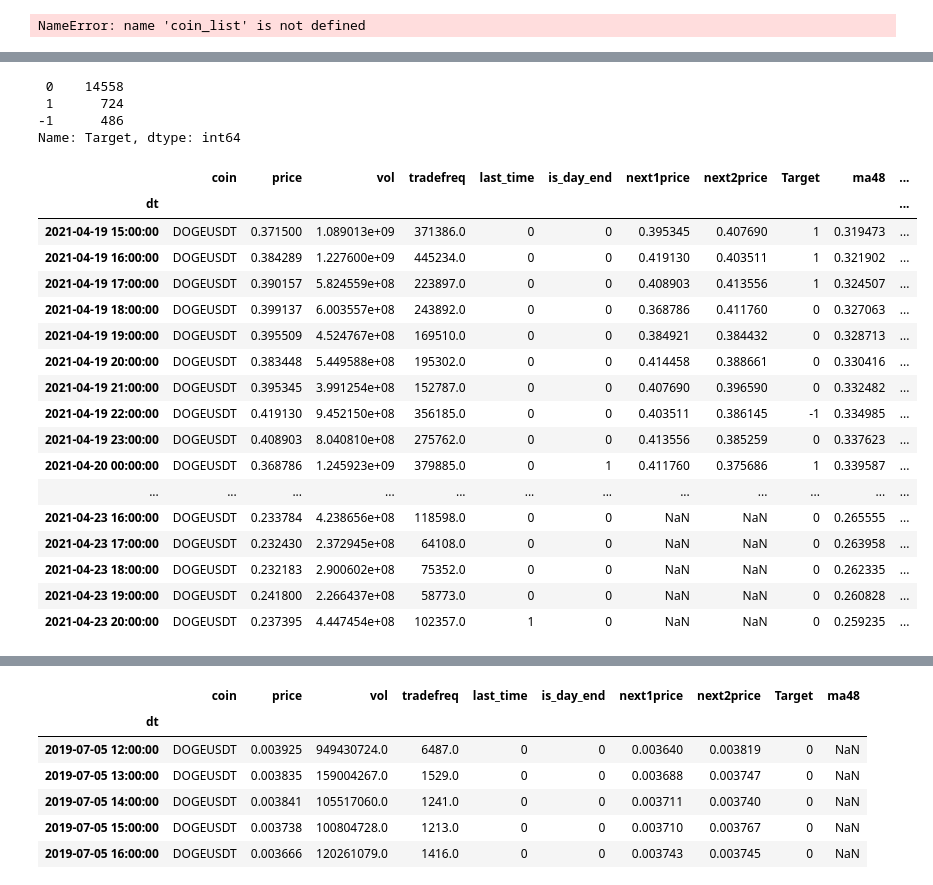
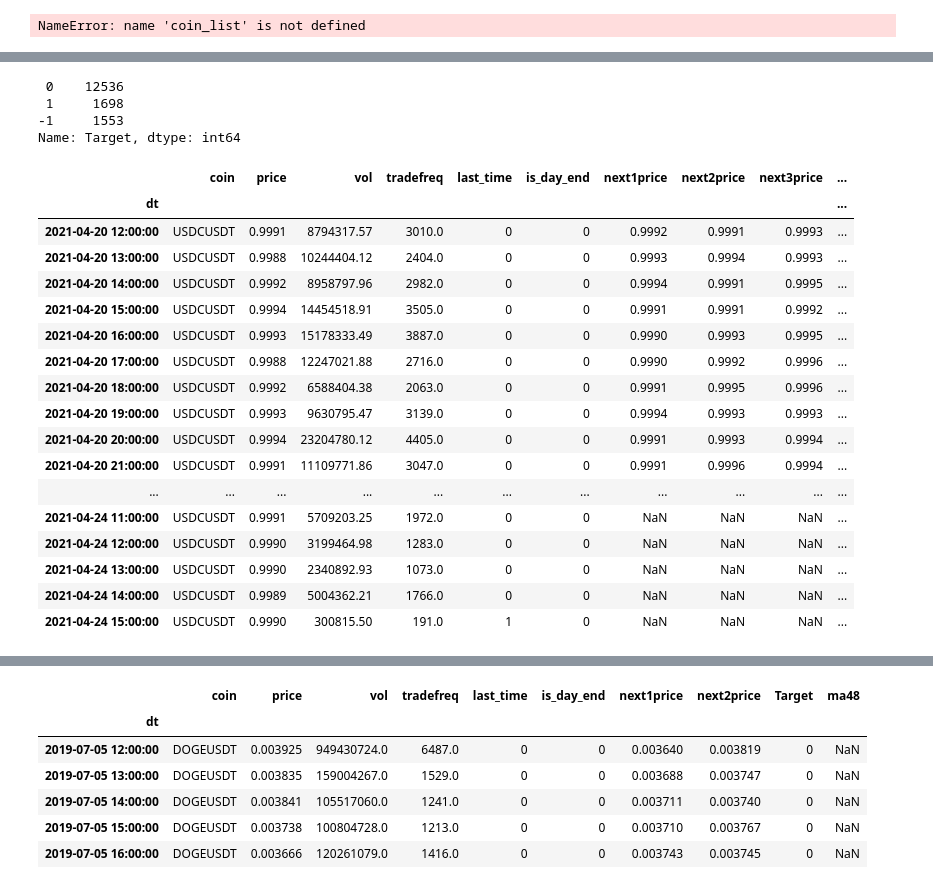
Before and after one commit to aalici/SmartCryptoSearchInTrends, a Jupyter notebook: binance_first.ipynb, the cells around one changed output, grey strips where cells are left out. Saved outputs shown, nothing was run; the diff lists cells and outputs as text; code cells hidden in the pictures.

```diff
--- a/binance_first.ipynb
+++ b/binance_first.ipynb
@@ -153,7 +157,7 @@ def f_update_coins(coinlist, dict_all=None):
         logger.info('try to update coin {x}'.format(x=coin))
 
         try:
-            klines = client.get_historical_klines(coin, Client.KLINE_INTERVAL_1HOUR, "4 day ago UTC")
+            klines = client.get_historical_klines(coin, Client.KLINE_INTERVAL_1HOUR, "3 day ago UTC")
         except:
             logger.error('UPDATE list of coin: {x} FAILED, seems no info'.format(x=coin))
             ##Make warning to say that such coin data is not up-to-date!!
@@ -246,11 +250,12 @@ df_all_coins
 # %%
 df_all_coins["next1price"] = df_all_coins.groupby(['coin'])['price'].shift(-6)
 df_all_coins["next2price"] = df_all_coins.groupby(['coin'])['price'].shift(-12)
+df_all_coins["next3price"] = df_all_coins.groupby(['coin'])['price'].shift(-24)
 
 df_all_coins["Target"] = 0
 
 def set_target(row, margin):
-    meanx = np.nanmean([row["next1price"], row["next2price"]])
+    meanx = np.nanmean([row["next1price"], row["next2price"], row["next3price"] ])
     if meanx > row["price"] * (1.00 + margin):
         return 1
     elif meanx < row["price"] * (1.00 - margin):
@@ -259,47 +264,59 @@ def set_target(row, margin):
         return 0
 
 
-df_all_coins.loc[df_all_coins.last_time == 0, "Target"] = \
-        df_all_coins.loc[df_all_coins.last_time == 0, :].apply(lambda row: set_target(row, 0.05), axis = 1)
+def set_target_numeric(row):
+    return np.nanmean([row["next1price"], row["next2price"], row["next3price"] ])
+
+Target_Type = 'Numeric'
+
+if Target_Type == 'Numeric':
+    #Numeric Target
+    df_all_coins.loc[df_all_coins.last_time == 0, "Target"] = \
+            df_all_coins.loc[df_all_coins.last_time == 0, :].apply(lambda row: set_target_numeric(row), axis = 1)
+else:
+    #Binary Target
+    df_all_coins.loc[df_all_coins.last_time == 0, "Target"] = \
+            df_all_coins.loc[df_all_coins.last_time == 0, :].apply(lambda row: set_target(row, 0.03), axis = 1)
 # %%
 for coin in df_all_coins.coin.unique():
     index_t = (df_all_coins.coin == coin)
+    df_all_coins.loc[index_t, 'ma12'] = btalib.sma(df_all_coins.loc[index_t, 'price'], period=12).df.values.tolist()
+    df_all_coins.loc[index_t, 'ma24'] = btalib.sma(df_all_coins.loc[index_t, 'price'], period=24).df.values.tolist()
     df_all_coins.loc[index_t, 'ma48'] = btalib.sma(df_all_coins.loc[index_t, 'price'], period=48).df.values.tolist()
-    df_all_coins.loc[index_t, 'ma96'] = btalib.sma(df_all_coins.loc[index_t, 'price'], period=96).df.values.tolist()
-    df_all_coins.loc[index_t, 'ma124'] = btalib.sma(df_all_coins.loc[index_t, 'price'], period=96).df.values.tolist()
-    df_all_coins.loc[index_t, 'ma148'] = btalib.sma(df_all_coins.loc[index_t, 'price'], period=96).df.values.tolist()
+    #df_all_coins.loc[index_t, 'ma148'] = btalib.sma(df_all_coins.loc[index_t, 'price'], period=96).df.values.tolist()
     df_all_coins.loc[index_t, 'rsi14'] = btalib.rsi(df_all_coins.loc[index_t, 'price'], period=14).df.values.tolist()
     df_all_coins.loc[index_t, 'rsi28'] = btalib.rsi(df_all_coins.loc[index_t, 'price'], period=28).df.values.tolist()
     df_all_coins.loc[index_t, 'rsi42'] = btalib.rsi(df_all_coins.loc[index_t, 'price'], period=42).df.values.tolist()
-    df_all_coins.loc[index_t, ["macd12", "signal12", "hist12"] ] = btalib.macd(df_all_coins.loc[index_t, 'price'], pfast=24, pslow=48, psignal=24).df.values.tolist()
+    df_all_coins.loc[index_t, ["macd12", "signal12", "hist12"] ] =  \
+                    btalib.macd(df_all_coins.loc[index_t, 'price'], pfast=12, pslow=24, psignal=9).df.values.tolist()
 
 
 
 
 df_all_coins.loc[df_all_coins.coin == 'DOGEUSDT', :].Target.value_counts()
 # %% [output]
- 0    14558
- 1      724
--1      486
+ 0    12536
+ 1     1698
+-1     1553
 Name: Target, dtype: int64
 # %%
-df_all_coins.loc[df_all_coins.coin == 'DOGEUSDT', :].tail(100)
+df_all_coins.loc[df_all_coins.coin == 'USDCUSDT', :].tail(100)
 # %% [output]
-|  | coin | price | vol | tradefreq | last_time | is_day_end | next1price | next2price | Target | ma48 | ... |
-| dt |  |  |  |  |  |  |  |  |  |  | ... |
-| 2021-04-19 15:00:00 | DOGEUSDT | 0.371500 | 1.089013e+09 | 371386.0 | 0 | 0 | 0.395345 | 0.407690 | 1 | 0.319473 | ... |
-| 2021-04-19 16:00:00 | DOGEUSDT | 0.384289 | 1.227600e+09 | 445234.0 | 0 | 0 | 0.419130 | 0.403511 | 1 | 0.321902 | ... |
-| 2021-04-19 17:00:00 | DOGEUSDT | 0.390157 | 5.824559e+08 | 223897.0 | 0 | 0 | 0.408903 | 0.413556 | 1 | 0.324507 | ... |
-| 2021-04-19 18:00:00 | DOGEUSDT | 0.399137 | 6.003557e+08 | 243892.0 | 0 | 0 | 0.368786 | 0.411760 | 0 | 0.327063 | ... |
-| 2021-04-19 19:00:00 | DOGEUSDT | 0.395509 | 4.524767e+08 | 169510.0 | 0 | 0 | 0.384921 | 0.384432 | 0 | 0.328713 | ... |
-| 2021-04-19 20:00:00 | DOGEUSDT | 0.383448 | 5.449588e+08 | 195302.0 | 0 | 0 | 0.414458 | 0.388661 | 0 | 0.330416 | ... |
-| 2021-04-19 21:00:00 | DOGEUSDT | 0.395345 | 3.991254e+08 | 152787.0 | 0 | 0 | 0.407690 | 0.396590 | 0 | 0.332482 | ... |
-| 2021-04-19 22:00:00 | DOGEUSDT | 0.419130 | 9.452150e+08 | 356185.0 | 0 | 0 | 0.403511 | 0.386145 | -1 | 0.334985 | ... |
-| 2021-04-19 23:00:00 | DOGEUSDT | 0.408903 | 8.040810e+08 | 275762.0 | 0 | 0 | 0.413556 | 0.385259 | 0 | 0.337623 | ... |
-| 2021-04-20 00:00:00 | DOGEUSDT | 0.368786 | 1.245923e+09 | 379885.0 | 0 | 1 | 0.411760 | 0.375686 | 1 | 0.339587 | ... |
-| ... | ... | ... | ... | ... | ... | ... | ... | ... | ... | ... | ... |
-| 2021-04-23 16:00:00 | DOGEUSDT | 0.233784 | 4.238656e+08 | 118598.0 | 0 | 0 | NaN | NaN | 0 | 0.265555 | ... |
-| 2021-04-23 17:00:00 | DOGEUSDT | 0.232430 | 2.372945e+08 | 64108.0 | 0 | 0 | NaN | NaN | 0 | 0.263958 | ... |
-| 2021-04-23 18:00:00 | DOGEUSDT | 0.232183 | 2.900602e+08 | 75352.0 | 0 | 0 | NaN | NaN | 0 | 0.262335 | ... |
-| 2021-04-23 19:00:00 | DOGEUSDT | 0.241800 | 2.266437e+08 | 58773.0 | 0 | 0 | NaN | NaN | 0 | 0.260828 | ... |
-| 2021-04-23 20:00:00 | DOGEUSDT | 0.237395 | 4.447454e+08 | 102357.0 | 1 | 0 | NaN | NaN | 0 | 0.259235 | ... |
+|  | coin | price | vol | tradefreq | last_time | is_day_end | next1price | next2price | next3price | ... |
+| dt |  |  |  |  |  |  |  |  |  | ... |
+| 2021-04-20 12:00:00 | USDCUSDT | 0.9991 | 8794317.57 | 3010.0 | 0 | 0 | 0.9992 | 0.9991 | 0.9993 | ... |
+| 2021-04-20 13:00:00 | USDCUSDT | 0.9988 | 10244404.12 | 2404.0 | 0 | 0 | 0.9993 | 0.9994 | 0.9993 | ... |
+| 2021-04-20 14:00:00 | USDCUSDT | 0.9992 | 8958797.96 | 2982.0 | 0 | 0 | 0.9994 | 0.9991 | 0.9995 | ... |
+| 2021-04-20 15:00:00 | USDCUSDT | 0.9994 | 14454518.91 | 3505.0 | 0 | 0 | 0.9991 | 0.9991 | 0.9992 | ... |
+| 2021-04-20 16:00:00 | USDCUSDT | 0.9993 | 15178333.49 | 3887.0 | 0 | 0 | 0.9990 | 0.9993 | 0.9995 | ... |
+| 2021-04-20 17:00:00 | USDCUSDT | 0.9988 | 12247021.88 | 2716.0 | 0 | 0 | 0.9990 | 0.9992 | 0.9996 | ... |
+| 2021-04-20 18:00:00 | USDCUSDT | 0.9992 | 6588404.38 | 2063.0 | 0 | 0 | 0.9991 | 0.9995 | 0.9996 | ... |
+| 2021-04-20 19:00:00 | USDCUSDT | 0.9993 | 9630795.47 | 3139.0 | 0 | 0 | 0.9994 | 0.9993 | 0.9993 | ... |
+| 2021-04-20 20:00:00 | USDCUSDT | 0.9994 | 23204780.12 | 4405.0 | 0 | 0 | 0.9991 | 0.9993 | 0.9994 | ... |
+| 2021-04-20 21:00:00 | USDCUSDT | 0.9991 | 11109771.86 | 3047.0 | 0 | 0 | 0.9991 | 0.9996 | 0.9994 | ... |
+| ... | ... | ... | ... | ... | ... | ... | ... | ... | ... | ... |
+| 2021-04-24 11:00:00 | USDCUSDT | 0.9991 | 5709203.25 | 1972.0 | 0 | 0 | NaN | NaN | NaN | ... |
+| 2021-04-24 12:00:00 | USDCUSDT | 0.9990 | 3199464.98 | 1283.0 | 0 | 0 | NaN | NaN | NaN | ... |
+| 2021-04-24 13:00:00 | USDCUSDT | 0.9990 | 2340892.93 | 1073.0 | 0 | 0 | NaN | NaN | NaN | ... |
+| 2021-04-24 14:00:00 | USDCUSDT | 0.9989 | 5004362.21 | 1766.0 | 0 | 0 | NaN | NaN | NaN | ... |
+| 2021-04-24 15:00:00 | USDCUSDT | 0.9990 | 300815.50 | 191.0 | 1 | 0 | NaN | NaN | NaN | ... |
```
Also changed, not shown: parts of 9 cells of this notebook.
